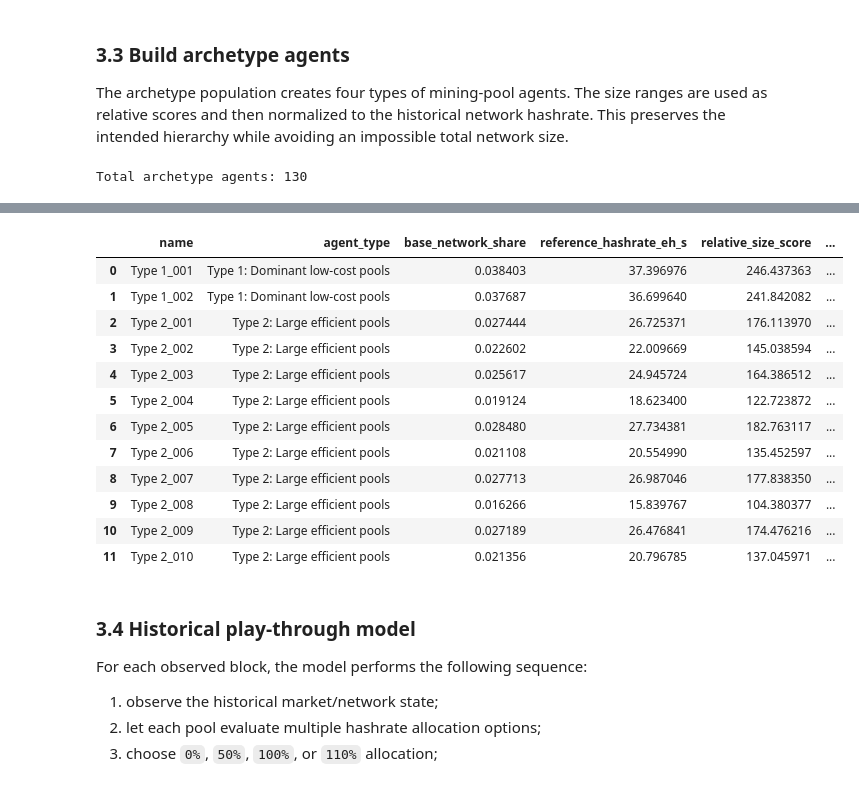
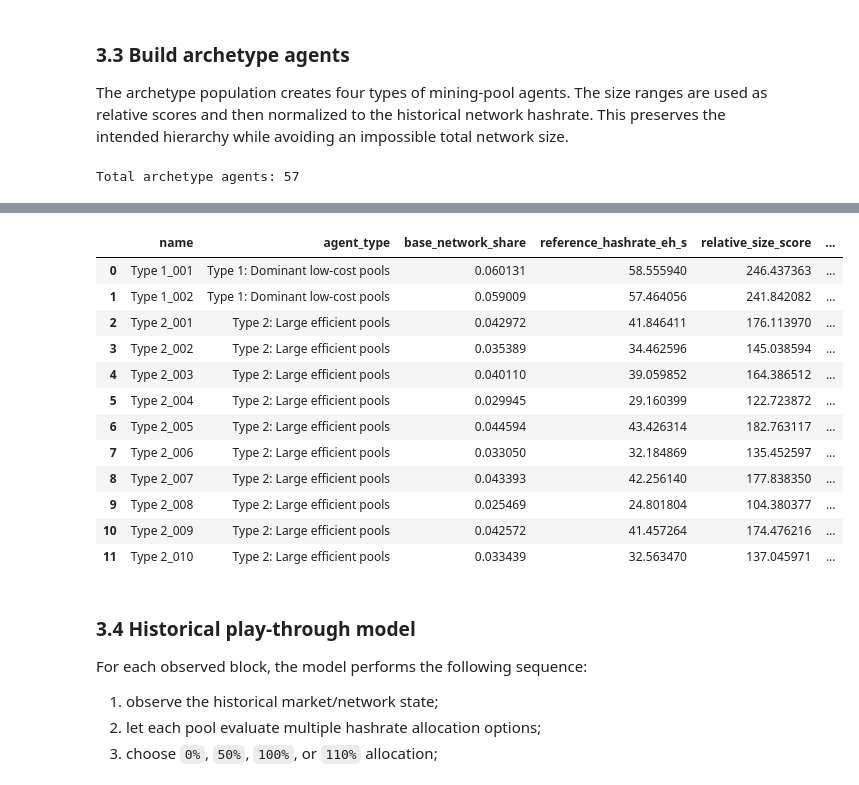
Before and after one commit to hate-bugs/ProcessMiningGroup10, a Jupyter notebook: Bitcoin_Mining_Data_MAS.ipynb, the cells around one changed output, grey strips where cells are left out. Saved outputs shown, nothing was run; the diff lists cells and outputs as text; code cells hidden in the pictures.

```diff
--- a/Bitcoin_Mining_Data_MAS.ipynb
+++ b/Bitcoin_Mining_Data_MAS.ipynb
@@ -1937,31 +1937,31 @@ def build_archetype_pool_agents(block_data, random_seed=42):
     archetype_specs = [
         {
             "agent_type": "Type 1: Dominant low-cost pools",
-            "count": 2,
-            "relative_size_range": (200, 260),
-            "electricity_price_range": (0.032, 0.040),
-            "efficiency_range_j_per_th": (20.0, 23.0),
+            "count": 1,
+            "relative_size_range": (240, 300),
+            "electricity_price_range": (0.030, 0.040),
+            "efficiency_range_j_per_th": (19.0, 23.0),
         },
         {
             "agent_type": "Type 2: Large efficient pools",
-            "count": 10,
-            "relative_size_range": (100, 200),
-            "electricity_price_range": (0.040, 0.052),
-            "efficiency_range_j_per_th": (22.0, 25.0),
+            "count": 3,
+            "relative_size_range": (130, 200),
+            "electricity_price_range": (0.035, 0.052),
+            "efficiency_range_j_per_th": (21.0, 25.0),
         },
         {
             "agent_type": "Type 3: Lower/mid-scale pools",
-            "count": 18,
-            "relative_size_range": (50, 100),
-            "electricity_price_range": (0.052, 0.065),
-            "efficiency_range_j_per_th": (25.0, 29.0),
+            "count": 1,
+            "relative_size_range": (65, 90),
+            "electricity_price_range": (0.052, 0.070),
+            "efficiency_range_j_per_th": (25.0, 31.0),
         },
         {
             "agent_type": "Type 4: Small outside-network pools",
-            "count": 100,
-            "relative_size_range": (10, 50),
-            "electricity_price_range": (0.065, 0.090),
-            "efficiency_range_j_per_th": (29.0, 36.0),
+            "count": 29,
+            "relative_size_range": (6, 20),
+            "electricity_price_range": (0.035, 0.065),
+            "efficiency_range_j_per_th": (24.0, 34.0),
         },
     ]
 
@@ -2041,5 +2041,5 @@ print(f"Total archetype agents: {len(agent_configs)}")
 display(agent_type_config)
 display(agent_configs.head(12))
 # %% [output]
-Total archetype agents: 130
+Total archetype agents: 57
 |  | agent_type | agents | total_base_network_share | mean_reference_hashrate_eh_s | min_reference_hashrate_eh_s | ... |
@@ -2050,16 +2050,16 @@ Total archetype agents: 130
 |  | name | agent_type | base_network_share | reference_hashrate_eh_s | relative_size_score | ... |
-| 0 | Type 1_001 | Type 1: Dominant low-cost pools | 0.038403 | 37.396976 | 246.437363 | ... |
-| 1 | Type 1_002 | Type 1: Dominant low-cost pools | 0.037687 | 36.699640 | 241.842082 | ... |
-| 2 | Type 2_001 | Type 2: Large efficient pools | 0.027444 | 26.725371 | 176.113970 | ... |
-| 3 | Type 2_002 | Type 2: Large efficient pools | 0.022602 | 22.009669 | 145.038594 | ... |
-| 4 | Type 2_003 | Type 2: Large efficient pools | 0.025617 | 24.945724 | 164.386512 | ... |
-| 5 | Type 2_004 | Type 2: Large efficient pools | 0.019124 | 18.623400 | 122.723872 | ... |
-| 6 | Type 2_005 | Type 2: Large efficient pools | 0.028480 | 27.734381 | 182.763117 | ... |
-| 7 | Type 2_006 | Type 2: Large efficient pools | 0.021108 | 20.554990 | 135.452597 | ... |
-| 8 | Type 2_007 | Type 2: Large efficient pools | 0.027713 | 26.987046 | 177.838350 | ... |
-| 9 | Type 2_008 | Type 2: Large efficient pools | 0.016266 | 15.839767 | 104.380377 | ... |
-| 10 | Type 2_009 | Type 2: Large efficient pools | 0.027189 | 26.476841 | 174.476216 | ... |
-| 11 | Type 2_010 | Type 2: Large efficient pools | 0.021356 | 20.796785 | 137.045971 | ... |
+| 0 | Type 1_001 | Type 1: Dominant low-cost pools | 0.060131 | 58.555940 | 246.437363 | ... |
+| 1 | Type 1_002 | Type 1: Dominant low-cost pools | 0.059009 | 57.464056 | 241.842082 | ... |
+| 2 | Type 2_001 | Type 2: Large efficient pools | 0.042972 | 41.846411 | 176.113970 | ... |
+| 3 | Type 2_002 | Type 2: Large efficient pools | 0.035389 | 34.462596 | 145.038594 | ... |
+| 4 | Type 2_003 | Type 2: Large efficient pools | 0.040110 | 39.059852 | 164.386512 | ... |
+| 5 | Type 2_004 | Type 2: Large efficient pools | 0.029945 | 29.160399 | 122.723872 | ... |
+| 6 | Type 2_005 | Type 2: Large efficient pools | 0.044594 | 43.426314 | 182.763117 | ... |
+| 7 | Type 2_006 | Type 2: Large efficient pools | 0.033050 | 32.184869 | 135.452597 | ... |
+| 8 | Type 2_007 | Type 2: Large efficient pools | 0.043393 | 42.256140 | 177.838350 | ... |
+| 9 | Type 2_008 | Type 2: Large efficient pools | 0.025469 | 24.801804 | 104.380377 | ... |
+| 10 | Type 2_009 | Type 2: Large efficient pools | 0.042572 | 41.457264 | 174.476216 | ... |
+| 11 | Type 2_010 | Type 2: Large efficient pools | 0.033439 | 32.563470 | 137.045971 | ... |
 # %% [markdown]
 ### 3.4 Historical play-through model
 
```
Also changed, not shown: parts of 6 cells of this notebook, 3 other files.
